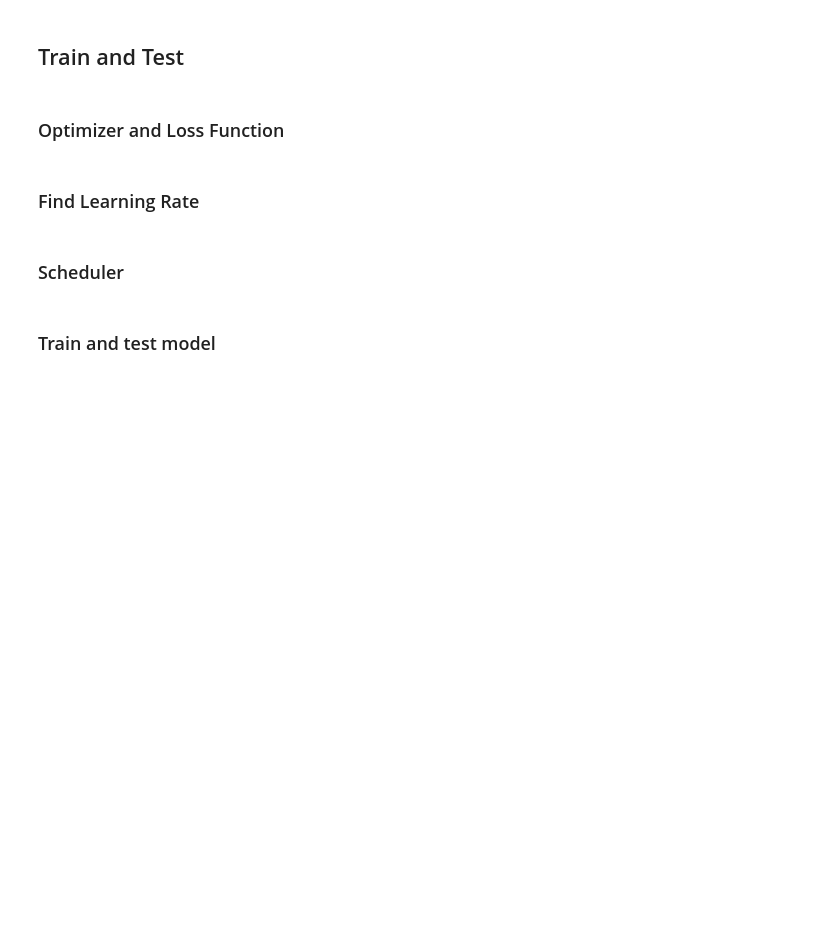
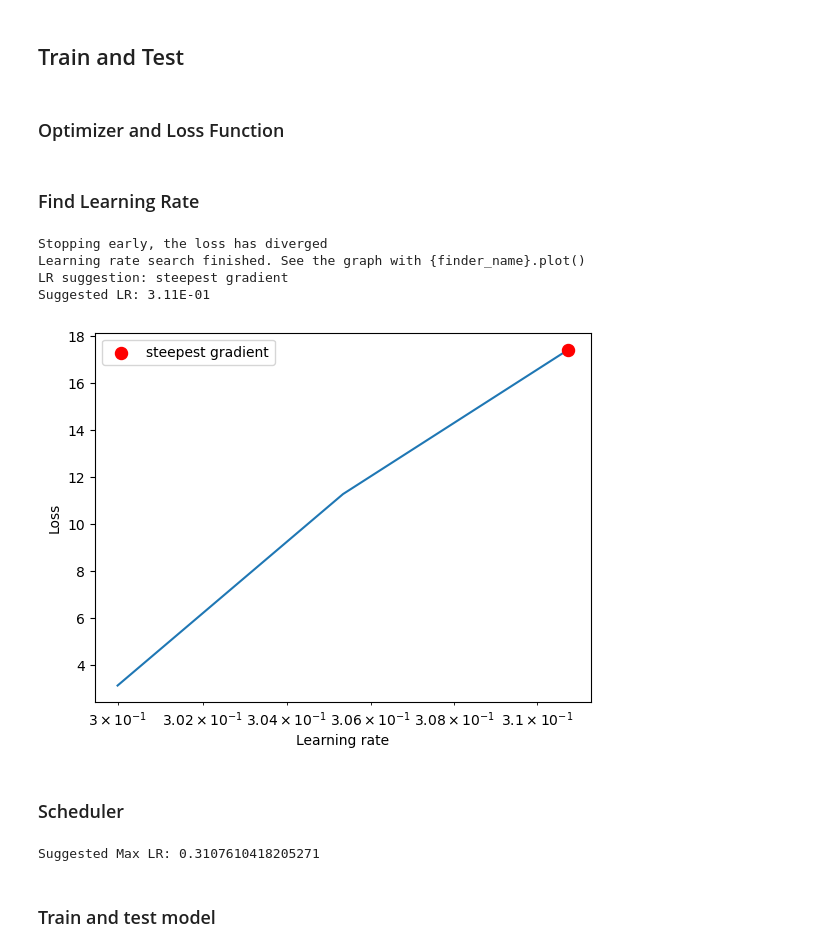
Before and after one commit to nviraj/era-v1, a Jupyter notebook: Session 10/Submission/ERA V1 - Viraj - Assignment 10.ipynb, the cells around one changed output. Cells and saved outputs as stored; diff of their text form; code cells hidden in the pictures; blank space fills up the shorter version.

```diff
--- a/Session 10/Submission/ERA V1 - Viraj - Assignment 10.ipynb
+++ b/Session 10/Submission/ERA V1 - Viraj - Assignment 10.ipynb
@@ -113,11 +115,11 @@ NUM_EPOCHS = 24
 BATCH_SIZE = 512
 
 # What is the start LR and weight decay you'd prefer?
-PREFERRED_START_LR = 1e-3
-PREFERRED_WEIGHT_DECAY = 1e-4
+PREFERRED_START_LR = 0.3
+PREFERRED_WEIGHT_DECAY = 1E-4
 
 # Set seed value for reproducibility
-SEED = 1
+SEED = 123
 
 # Expected accuracy
 TARGET_ACCURACY = 90.0
@@ -242,15 +281,24 @@ criterion = torch.nn.CrossEntropyLoss()
 # %%
 # Use LR Finder to find the best starting learning rate
 # https://github.com/davidtvs/pytorch-lr-finder
 # https://github.com/davidtvs/pytorch-lr-finder#notes
 # https://github.com/davidtvs/pytorch-lr-finder/blob/master/torch_lr_finder/lr_finder.py
 
 # Create LR finder object
 lr_finder = LRFinder(model, optimizer, criterion, device=device)
-lr_finder.range_test(train_loader=train_loader, end_lr=10, num_iter=200)
-plot, suggested_lr = lr_finder.plot(suggest_lr=True)
+lr_finder.range_test(
+    train_loader=train_loader, end_lr=10, num_iter=100, step_mode="exp"
+)
+# https://github.com/davidtvs/pytorch-lr-finder/issues/88
+plot, suggested_lr = lr_finder.plot(suggest_lr=True, skip_start=0, skip_end=0)
 lr_finder.reset()
 # plot.figure.savefig("LRFinder - Suggested Max LR.png")
+# %% [output]
+Stopping early, the loss has diverged
+Learning rate search finished. See the graph with {finder_name}.plot()
+LR suggestion: steepest gradient
+Suggested LR: 3.11E-01
+[figure, added]
 # %% [markdown]
 ### Scheduler
 # %%
@@ -260,7 +308,7 @@ lr_finder.reset()
 #     optimizer, mode="min", factor=0.5, patience=1, threshold=0.03, verbose=False
 # )
 
-# max_lr = 7.33E-03
+print(f"Suggested Max LR: {suggested_lr}")
 
 # Learning rate scheduler based on OneCycleLR
 # https://pytorch.org/docs/stable/generated/torch.optim.lr_scheduler.OneCycleLR.html
@@ -276,6 +324,8 @@ scheduler = OneCycleLR(
     final_div_factor=100,
     verbose=False,
 )
+# %% [output]
+Suggested Max LR: 0.3107610418205271
 # %% [markdown]
 ### Train and test model
 # %%
```
Also changed, not shown: parts of 12 cells of this notebook.
